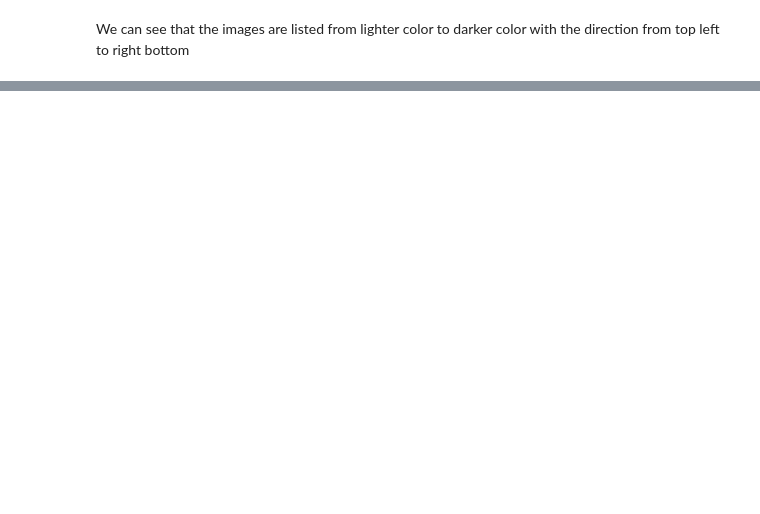
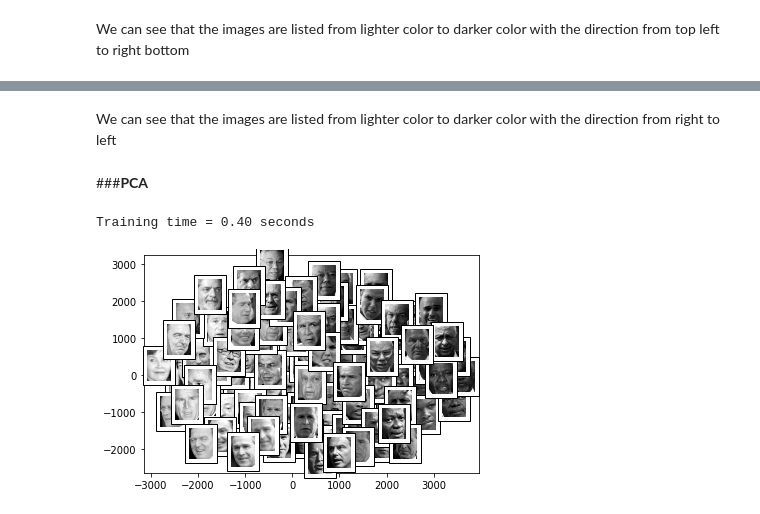
Before and after one commit to HungVLe/CMPE255, a Jupyter notebook: Dimensionality_reduction_techniques.ipynb, the cells around one changed output, grey strips where cells are left out. Cells and saved outputs as stored; diff of their text form; code cells hidden in the pictures; blank space fills up the shorter version.

```diff
--- a/Dimensionality_reduction_techniques.ipynb
+++ b/Dimensionality_reduction_techniques.ipynb
@@ -231,0 +185,11 @@ The TBB threading layer requires TBB version 2019.5 or later i.e., TBB_INTERFACE
+# %% [markdown]
+We can see that the images are listed from lighter color to darker color with the direction from right to left
+# %% [markdown]
+###**PCA**
+# %%
+plot_components(faces.data,
+                model=PCA(n_components=2),
+                images=faces.images[:, ::2, ::2])
+# %% [output]
+Training time = 0.40 seconds
+[figure, added]
```
Also changed, not shown: parts of 39 cells of this notebook.
